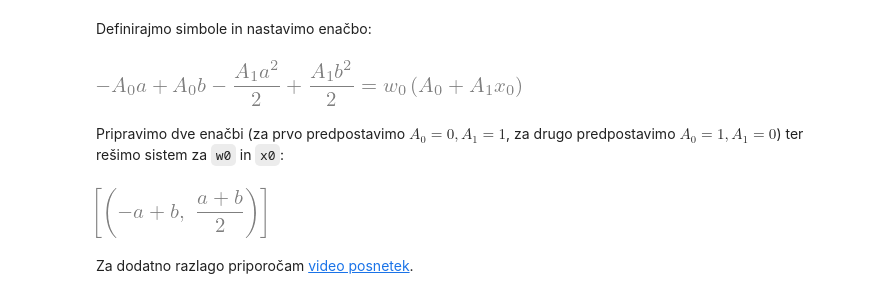
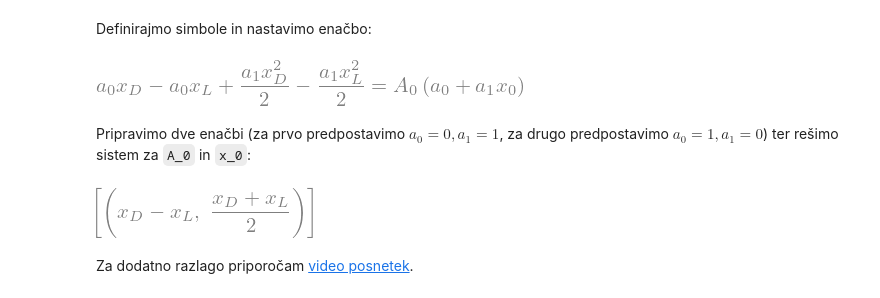
Before and after one commit to jankoslavic/pynm, a Jupyter notebook: notebooks/Predavanje 11 - Numerično integriranje.ipynb, the cells around one changed output. Drawn from its saved outputs; the diff is of its cells as text; code cells hidden in the pictures.

```diff
--- a/notebooks/Predavanje 11 - Numerično integriranje.ipynb
+++ b/notebooks/Predavanje 11 - Numerično integriranje.ipynb
@@ -859,18 +884,18 @@ V primeru standardnih mej je pri eni Gaussovi točki utež $w_0=2$ in $x_0=0$ vr
 # %% [markdown]
 Definirajmo simbole in nastavimo enačbo:
 # %%
-A0, A1, x, a, b, w0, x0 = sym.symbols('A0, A1, x, a, b, w0, x0') # simboli
-P1 = A0 + A1*x                                                   # linearni polinom
-eq = sym.Eq(P1.integrate((x, a, b)).expand(), w0*P1.subs(x, x0)) # teoretični integral = ocen z utežmi
+a_0, a_1, x, x_L, x_D, A_0, x_0 = sym.symbols('a_0, a_1, x, x_L, x_D, A_0, x_0') # simboli
+P1 = a_0 + a_1*x                                                   # linearni polinom
+eq = sym.Eq(P1.integrate((x, x_L, x_D)).expand(), A_0*P1.subs(x, x_0)) # teoretični integral = ocen z utežmi
 eq
 # %% [output]
-[figure, old version]
+[figure, new version]
 # %% [markdown]
-Pripravimo dve enačbi (za prvo predpostavimo $A_0=0, A_1=1$, za drugo predpostavimo $A_0=1, A_1=0$) ter rešimo sistem za `w0` in `x0`:
+Pripravimo dve enačbi (za prvo predpostavimo $a_0=0, a_1=1$, za drugo predpostavimo $a_0=1, a_1=0$) ter rešimo sistem za `A_0` in `x_0`:
 # %%
-sym.solve([eq.subs(A0, 0).subs(A1, 1), eq.subs(A1, 0).subs(A0, 1)], [w0, x0])
+sym.solve([eq.subs(a_0, 0).subs(a_1, 1), eq.subs(a_1, 0).subs(a_0, 1)], [A_0, x_0])
 # %% [output]
-[figure, old version]
+[figure, new version]
 # %% [markdown]
 Za dodatno razlago priporočam [video posnetek](https://www.youtube.com/watch?v=iQ5-4hx25Rw).
 # %% [markdown]
```
Also changed, not shown: parts of 23 cells of this notebook.
